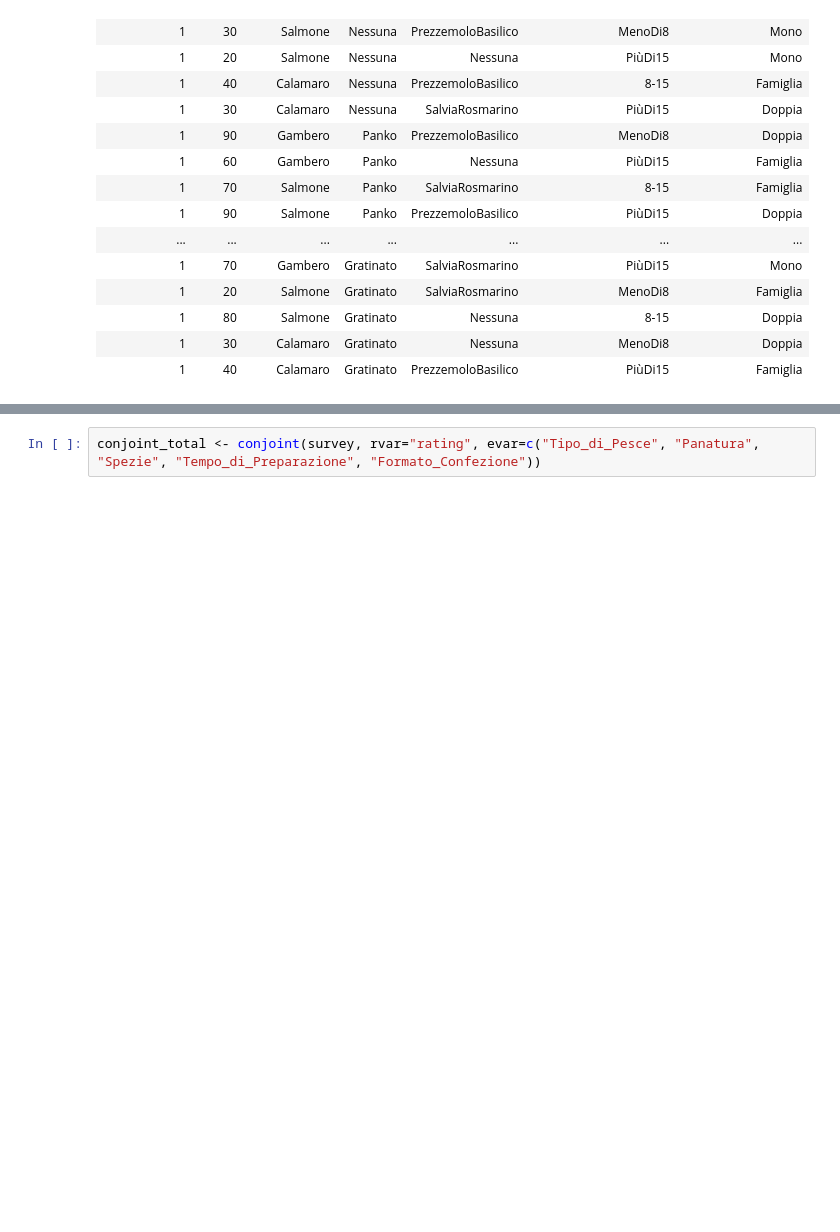
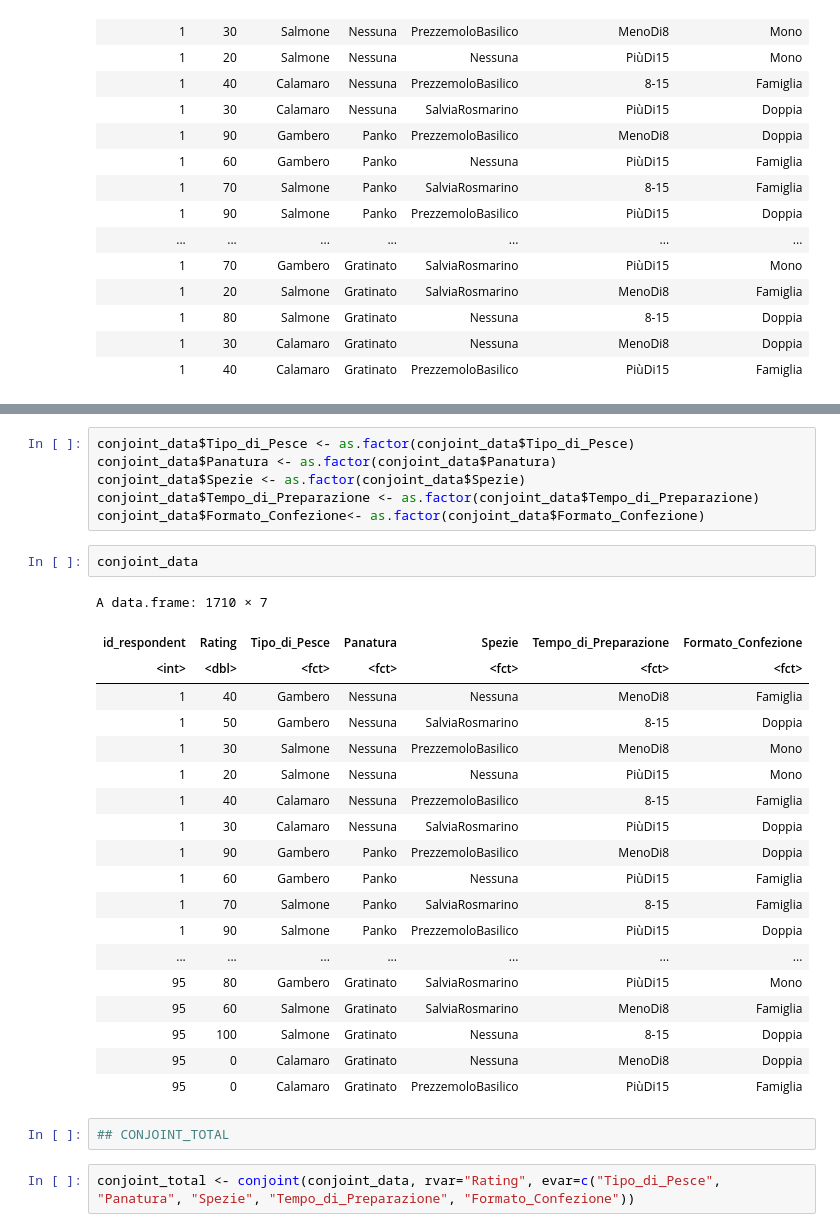
Before and after one commit to AngelicaLongo/Marketing-analytics-, a Jupyter notebook: conjoint1.ipynb, the cells around one changed output, grey strips where cells are left out. Saved outputs shown, nothing was run; the diff lists cells and outputs as text; blank space fills up the shorter version.

```diff
--- a/conjoint1.ipynb
+++ b/conjoint1.ipynb
@@ -500,4 +539,34 @@ plot(conjoint_respondent1)
+# %%
+conjoint_data$Tipo_di_Pesce <- as.factor(conjoint_data$Tipo_di_Pesce)
+conjoint_data$Panatura <- as.factor(conjoint_data$Panatura)
+conjoint_data$Spezie <- as.factor(conjoint_data$Spezie)
+conjoint_data$Tempo_di_Preparazione <- as.factor(conjoint_data$Tempo_di_Preparazione)
+conjoint_data$Formato_Confezione<- as.factor(conjoint_data$Formato_Confezione)
+# %%
+conjoint_data
+# %% [output]
+A data.frame: 1710 × 7
+| id_respondent | Rating | Tipo_di_Pesce | Panatura | Spezie | Tempo_di_Preparazione | Formato_Confezione |
+| <int> | <dbl> | <fct> | <fct> | <fct> | <fct> | <fct> |
+| 1 | 40 | Gambero | Nessuna | Nessuna | MenoDi8 | Famiglia |
+| 1 | 50 | Gambero | Nessuna | SalviaRosmarino | 8-15 | Doppia |
+| 1 | 30 | Salmone | Nessuna | PrezzemoloBasilico | MenoDi8 | Mono |
+| 1 | 20 | Salmone | Nessuna | Nessuna | PiùDi15 | Mono |
+| 1 | 40 | Calamaro | Nessuna | PrezzemoloBasilico | 8-15 | Famiglia |
+| 1 | 30 | Calamaro | Nessuna | SalviaRosmarino | PiùDi15 | Doppia |
+| 1 | 90 | Gambero | Panko | PrezzemoloBasilico | MenoDi8 | Doppia |
+| 1 | 60 | Gambero | Panko | Nessuna | PiùDi15 | Famiglia |
+| 1 | 70 | Salmone | Panko | SalviaRosmarino | 8-15 | Famiglia |
+| 1 | 90 | Salmone | Panko | PrezzemoloBasilico | PiùDi15 | Doppia |
+| ... | ... | ... | ... | ... | ... | ... |
+| 95 | 80 | Gambero | Gratinato | SalviaRosmarino | PiùDi15 | Mono |
+| 95 | 60 | Salmone | Gratinato | SalviaRosmarino | MenoDi8 | Famiglia |
+| 95 | 100 | Salmone | Gratinato | Nessuna | 8-15 | Doppia |
+| 95 | 0 | Calamaro | Gratinato | Nessuna | MenoDi8 | Doppia |
+| 95 | 0 | Calamaro | Gratinato | PrezzemoloBasilico | PiùDi15 | Famiglia |
+# %%
+## CONJOINT_TOTAL
 # %%
-conjoint_total <- conjoint(survey, rvar="rating", evar=c("Tipo_di_Pesce", "Panatura", "Spezie", "Tempo_di_Preparazione", "Formato_Confezione"))
+conjoint_total <- conjoint(conjoint_data, rvar="Rating", evar=c("Tipo_di_Pesce", "Panatura", "Spezie", "Tempo_di_Preparazione", "Formato_Confezione"))
 # %%
 summary(conjoint_total)
```
Also changed, not shown: parts of 17 cells of this notebook.
